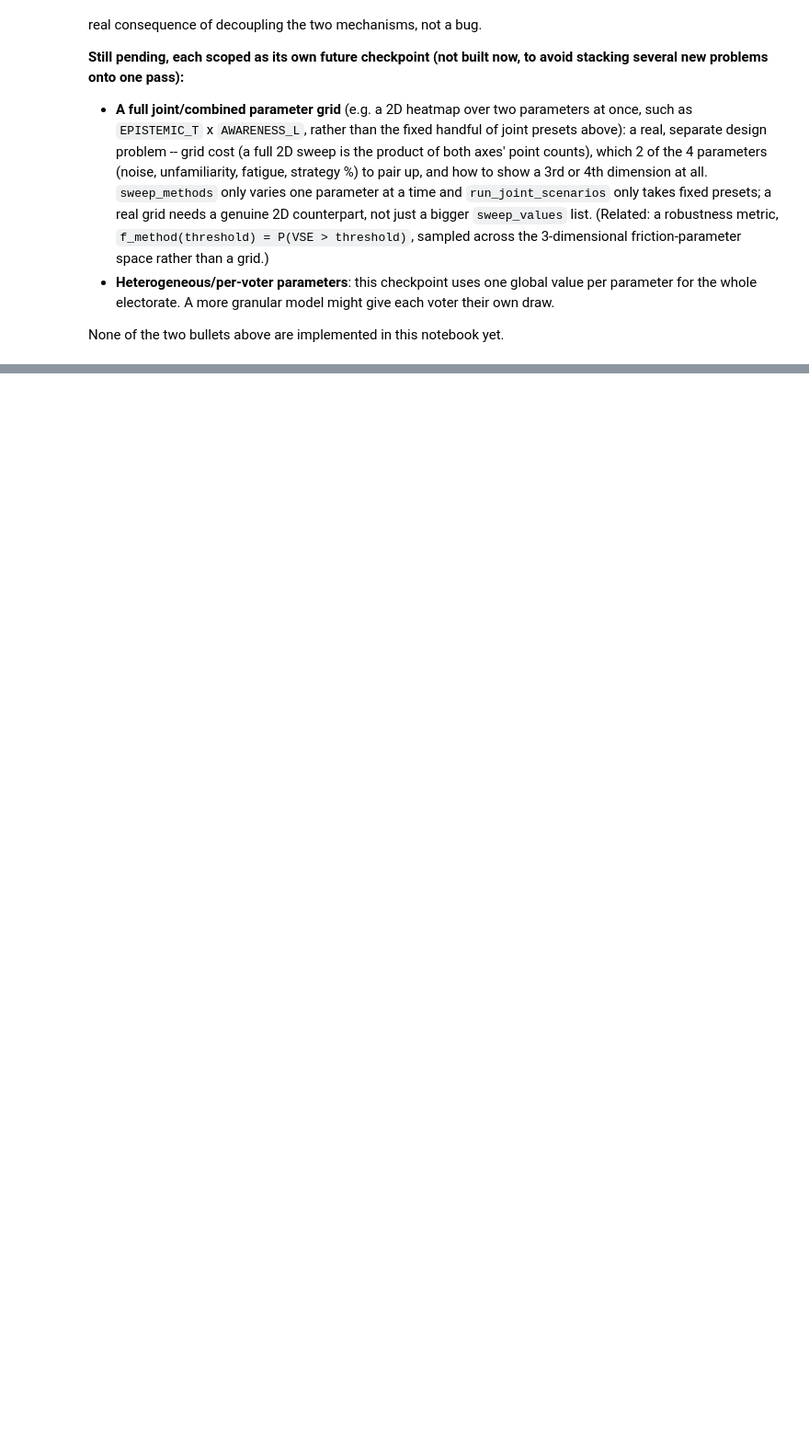
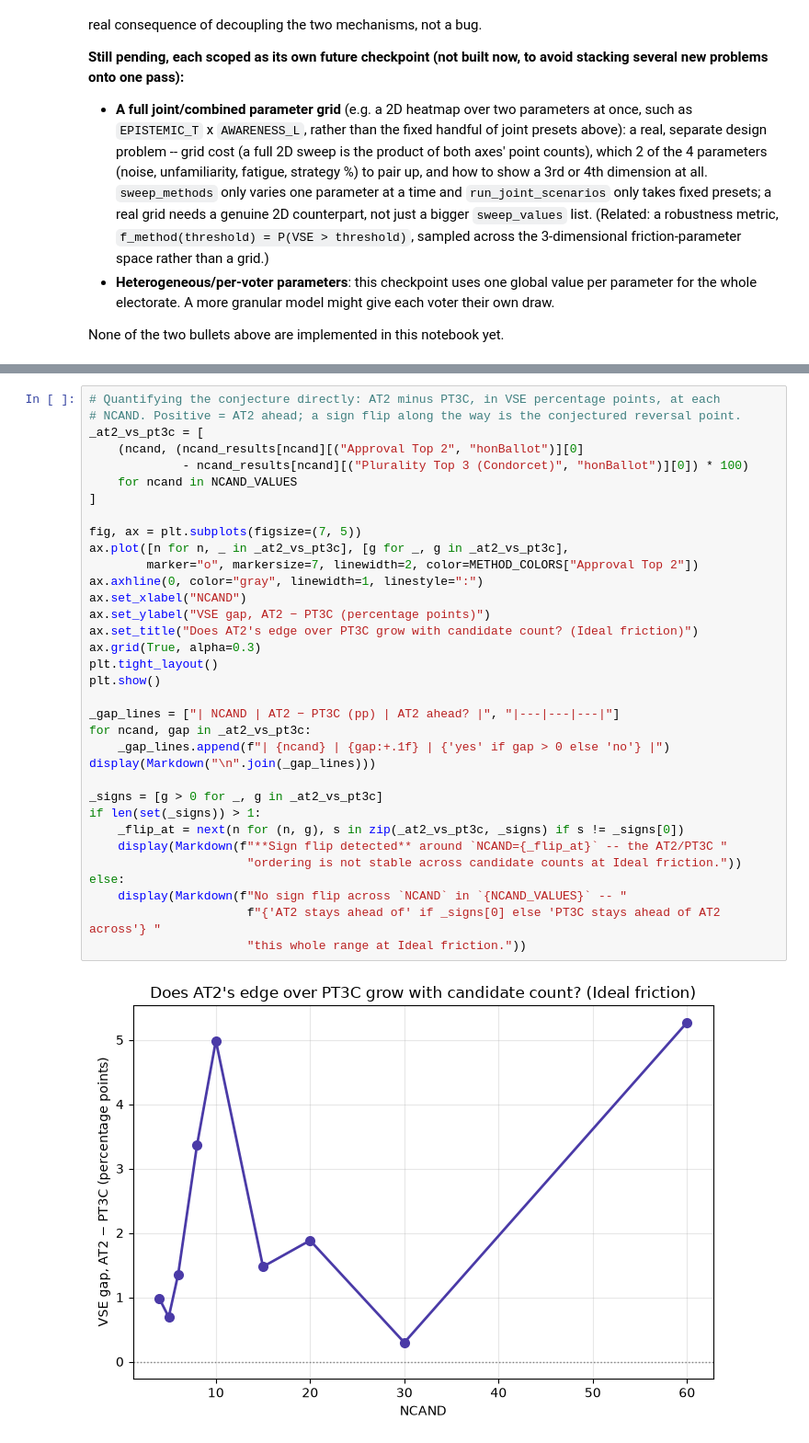
Before and after one commit to eigentaylor/vse-sim, a Jupyter notebook: notebooks/vse_simulation.ipynb, the cells around one changed output, grey strips where cells are left out. Shown at 92% size. Saved outputs shown, nothing was run; the diff lists cells and outputs as text; blank space fills up the shorter version.

```diff
--- a/notebooks/vse_simulation.ipynb
+++ b/notebooks/vse_simulation.ipynb
@@ -3773,0 +3844,36 @@ None of the two bullets above are implemented in this notebook yet.
+# %%
+# Quantifying the conjecture directly: AT2 minus PT3C, in VSE percentage points, at each
+# NCAND. Positive = AT2 ahead; a sign flip along the way is the conjectured reversal point.
+_at2_vs_pt3c = [
+    (ncand, (ncand_results[ncand][("Approval Top 2", "honBallot")][0]
+             - ncand_results[ncand][("Plurality Top 3 (Condorcet)", "honBallot")][0]) * 100)
+    for ncand in NCAND_VALUES
+]
+
+fig, ax = plt.subplots(figsize=(7, 5))
+ax.plot([n for n, _ in _at2_vs_pt3c], [g for _, g in _at2_vs_pt3c],
+        marker="o", markersize=7, linewidth=2, color=METHOD_COLORS["Approval Top 2"])
+ax.axhline(0, color="gray", linewidth=1, linestyle=":")
+ax.set_xlabel("NCAND")
+ax.set_ylabel("VSE gap, AT2 − PT3C (percentage points)")
+ax.set_title("Does AT2's edge over PT3C grow with candidate count? (Ideal friction)")
+ax.grid(True, alpha=0.3)
+plt.tight_layout()
+plt.show()
+
+_gap_lines = ["| NCAND | AT2 − PT3C (pp) | AT2 ahead? |", "|---|---|---|"]
+for ncand, gap in _at2_vs_pt3c:
+    _gap_lines.append(f"| {ncand} | {gap:+.1f} | {'yes' if gap > 0 else 'no'} |")
+display(Markdown("\n".join(_gap_lines)))
+
+_signs = [g > 0 for _, g in _at2_vs_pt3c]
+if len(set(_signs)) > 1:
+    _flip_at = next(n for (n, g), s in zip(_at2_vs_pt3c, _signs) if s != _signs[0])
+    display(Markdown(f"**Sign flip detected** around `NCAND={_flip_at}` -- the AT2/PT3C "
+                      "ordering is not stable across candidate counts at Ideal friction."))
+else:
+    display(Markdown(f"No sign flip across `NCAND` in `{NCAND_VALUES}` -- "
+                      f"{'AT2 stays ahead of' if _signs[0] else 'PT3C stays ahead of AT2 across'} "
+                      "this whole range at Ideal friction."))
+# %% [output]
+[figure, added]
```
Also changed, not shown: parts of 16 cells of this notebook.
